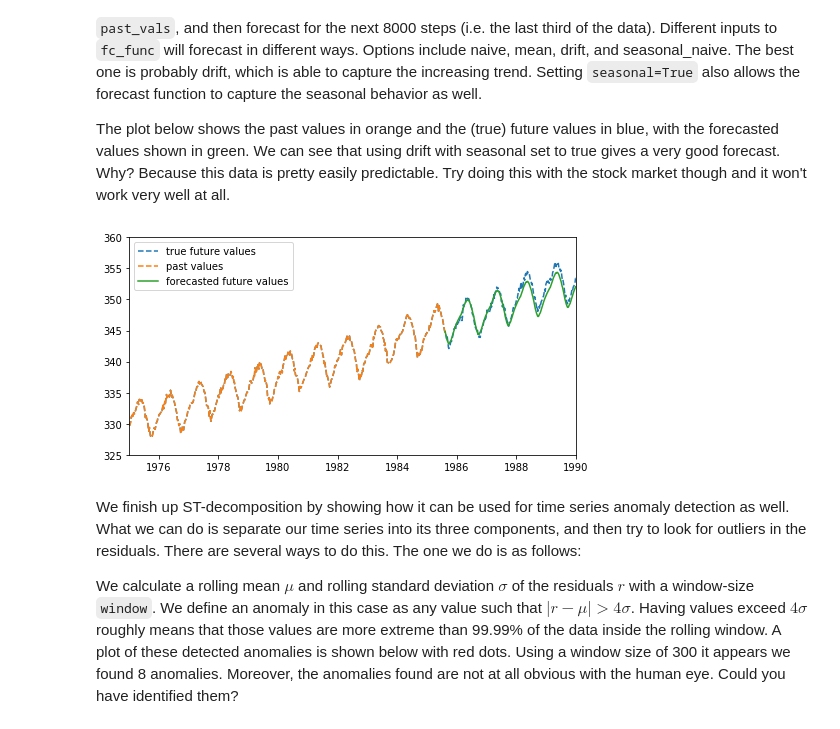
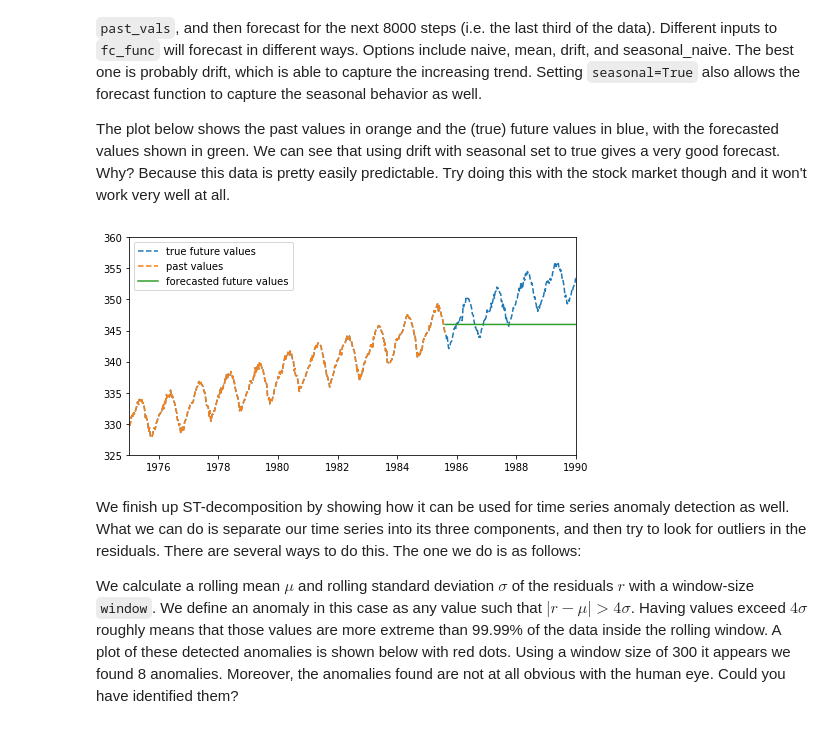
Before and after one commit to rkingery/ml_tutorials, a Jupyter notebook: time_series_basics.ipynb, the cells around one changed output. Drawn from its saved outputs; the diff is of its cells as text; code cells hidden in the pictures.

```diff
--- a/time_series_basics.ipynb
+++ b/time_series_basics.ipynb
@@ -181,18 +185,18 @@ The plot below shows the past values in orange and the (true) future values in b
 # %%
 past_vals = df.head(10000)
 past_stl = decompose(past_vals, period=365)
-fcast = forecast(past_stl, steps=8000, fc_func=drift, seasonal=True) # fc_func=mean,drift,naive,seasonal_naive
+fcast = forecast(past_stl, steps=8000, fc_func=naive, seasonal=False) # fc_func=mean,drift,naive,seasonal_naive
 
 fig = plt.figure(figsize=(8,4))
 plt.plot(df, '--', label='true future values')
 plt.plot(past_vals, '--', label='past values')
 plt.plot(fcast, '-', label='forecasted future values')
 plt.xlim('1975','1990')
 plt.ylim(325,360)
 plt.legend()
 plt.show()
 # %% [output]
-[figure, old version]
+[figure, new version]
 # %% [markdown]
 We finish up ST-decomposition by showing how it can be used for time series anomaly detection as well. What we can do is separate our time series into its three components, and then try to look for outliers in the residuals. There are several ways to do this. The one we do is as follows:
 
```
Also changed, not shown: parts of 5 cells of this notebook.
